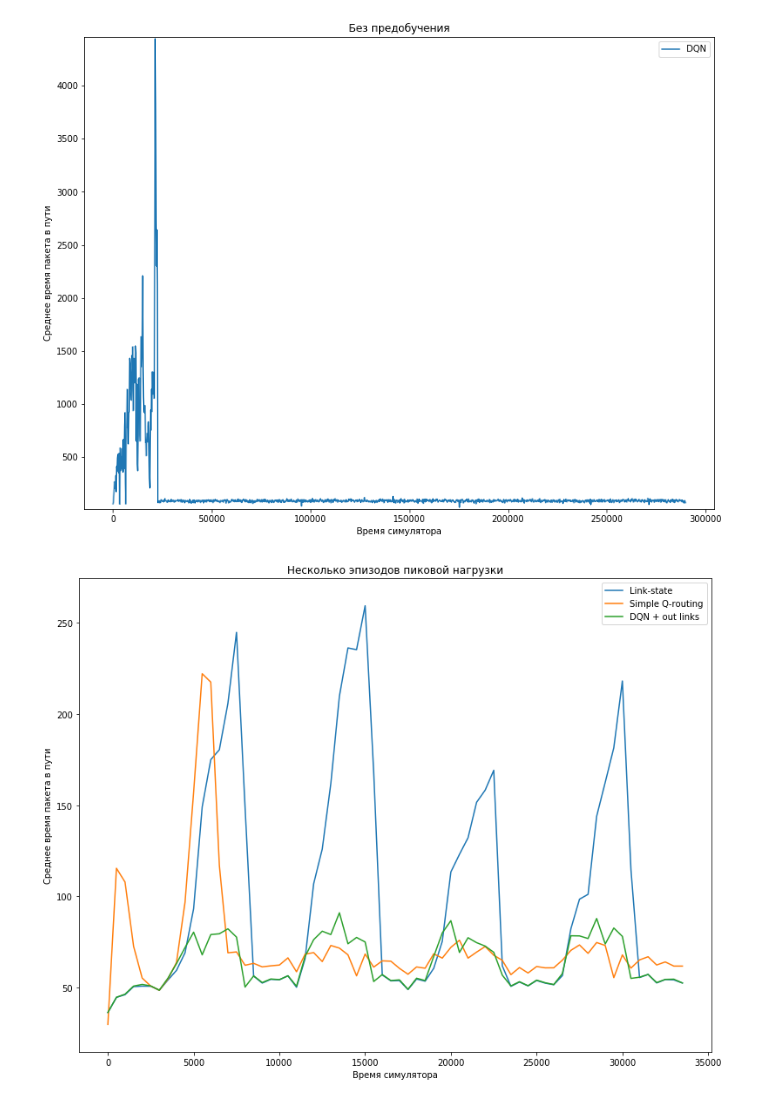
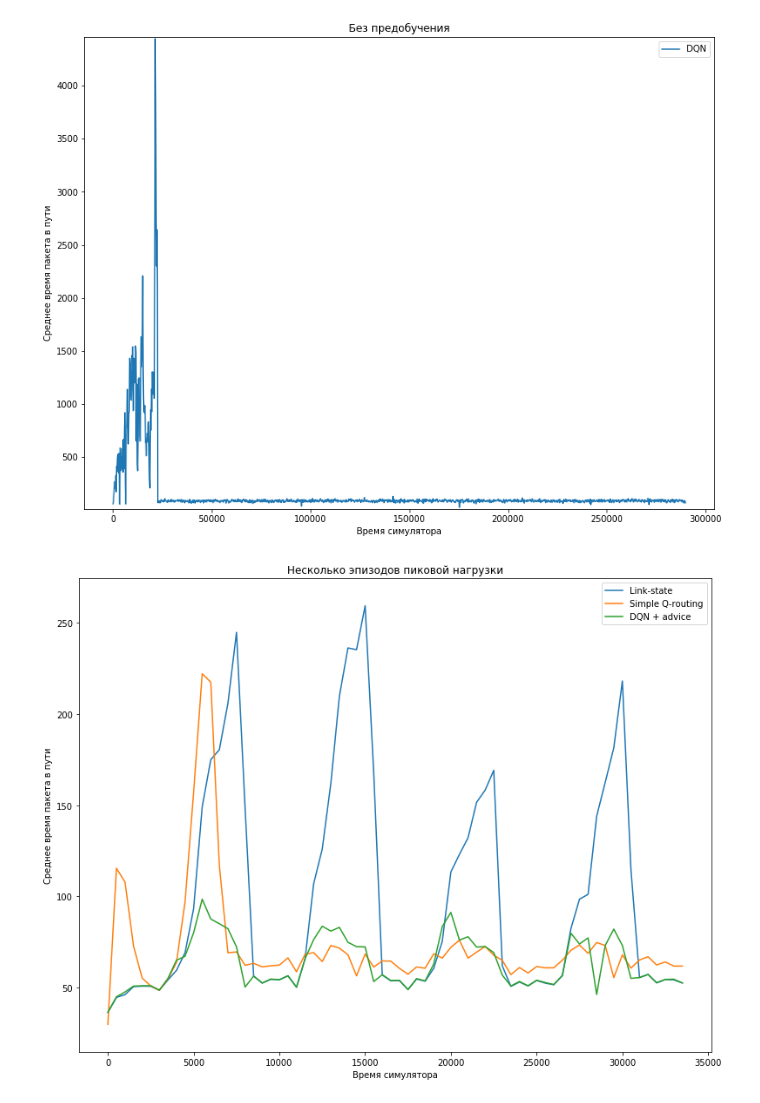
Before and after one commit to flyingleafe/dqnroute, a Jupyter notebook: plot_data.ipynb, the cells around one changed output. Cells and saved outputs as stored; diff of their text form; code cells hidden in the pictures.

```diff
--- a/plot_data.ipynb
+++ b/plot_data.ipynb
@@ -100,9 +100,10 @@ results6_sq = pd.read_csv('logs/results10_sq.csv')
 #results2_pq = pd.read_csv('logs/results6_pq.csv')
 results6_dqn = pd.read_csv('logs/results10_dqn.csv')
 results6_dqn_out_links = pd.read_csv('logs/results10_dqn_out_links.csv')
+results6_dqn_adviced = pd.read_csv('logs/results10_dqn_advice.csv')
 # %%
 title = 'Несколько эпизодов пиковой нагрузки'
 plot_graph(title, ('Link-state', results6_ls), ('Simple Q-routing', results6_sq),
-          ('DQN + out links', results6_dqn_out_links))
+          ('DQN + advice', results6_dqn_adviced))
 # %% [output]
-[figure, old version]
+[figure, new version]
```
Also changed, not shown: parts of 2 cells of this notebook, 3 other files.
